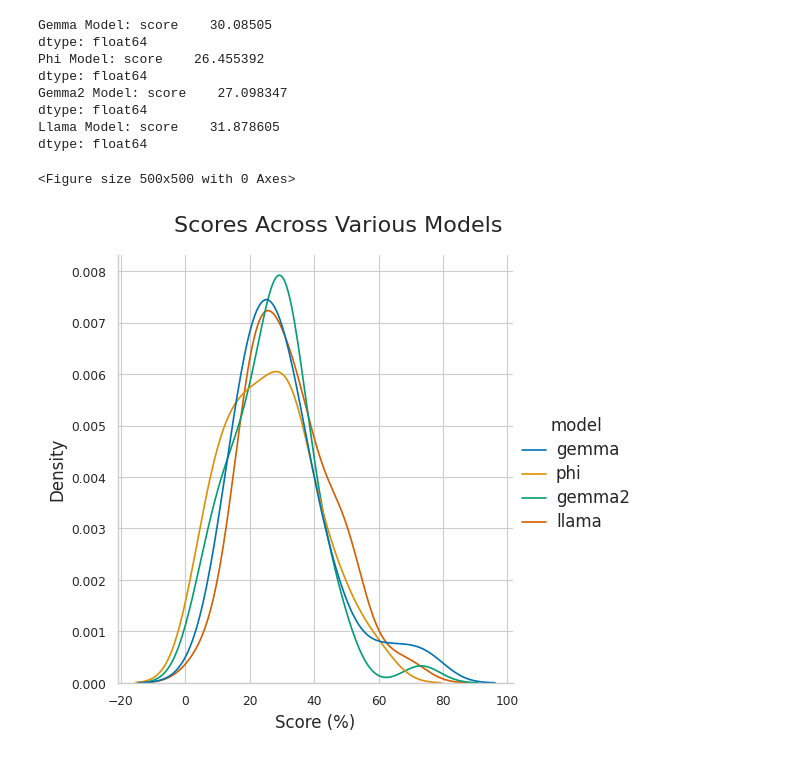
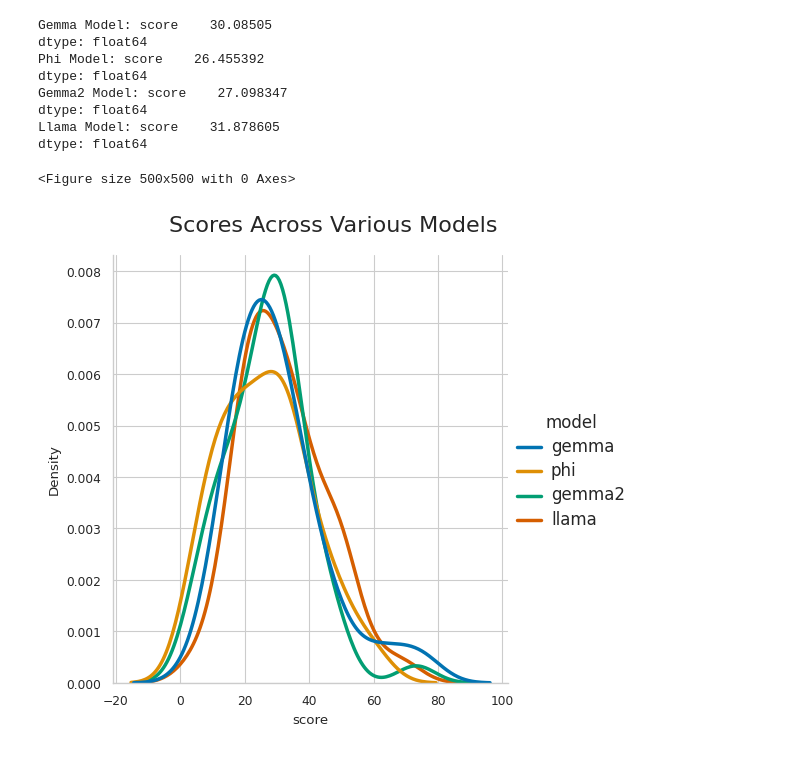
Before and after one commit to swaggirl9000/humor, a Jupyter notebook: experiments/02_phi_gemma_llama.ipynb, the cells around one changed output. Cells and saved outputs as stored; diff of their text form; code cells hidden in the pictures.

Commit message:
plot

```diff
--- a/experiments/02_phi_gemma_llama.ipynb
+++ b/experiments/02_phi_gemma_llama.ipynb
@@ -46,26 +46,29 @@ dtype: float64
 # %%
 gemma = gemma_metric.assign(model="gemma")
 phi = phi_metric.assign(model="phi")
 gemma2 = gemma2_metric.assign(model = "gemma2")
 llama = llama_metric.assign(model = "llama")
 
 sns.set_style("whitegrid")
 sns.set_context("paper")
 plt.figure(figsize=(5, 5))
 sns.set_palette("colorblind")
 
 df = pd.concat([gemma, phi, gemma2, llama]).reset_index(drop=True)
-plot = sns.displot(df, x="score", hue="model", kind="kde")
+
+plot = sns.displot(
+    df, x="score", hue="model", kind="kde",
+    linewidth=2.5
+)
+
 plot.fig.suptitle("Scores Across Various Models", fontsize=16, y=1.05)
-
-plot.set_axis_labels("Score (%)", "Density", fontsize=12)
 
 plot._legend.get_title().set_fontsize(12)
 for text in plot._legend.texts:
     text.set_fontsize(12)
 
 plot.savefig("experiment_02.png")
 plt.show()
 # %% [output]
 <Figure size 500x500 with 0 Axes>
-[figure, old version]
+[figure, new version]
```
Also changed, not shown: 3 other files.
